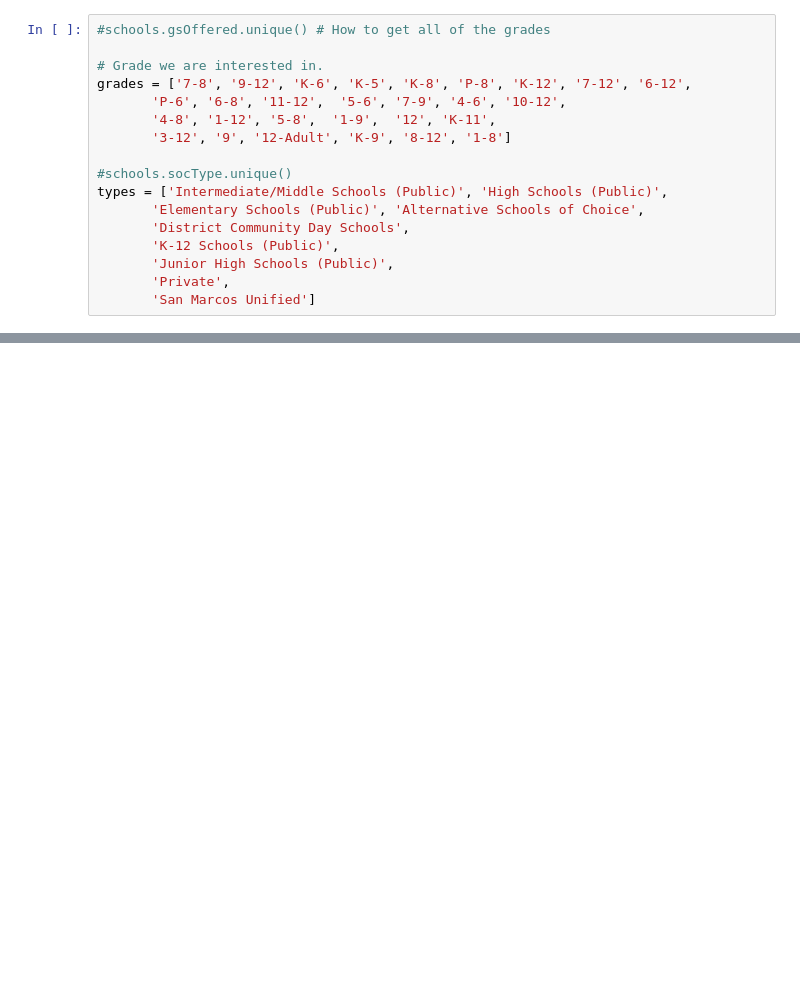
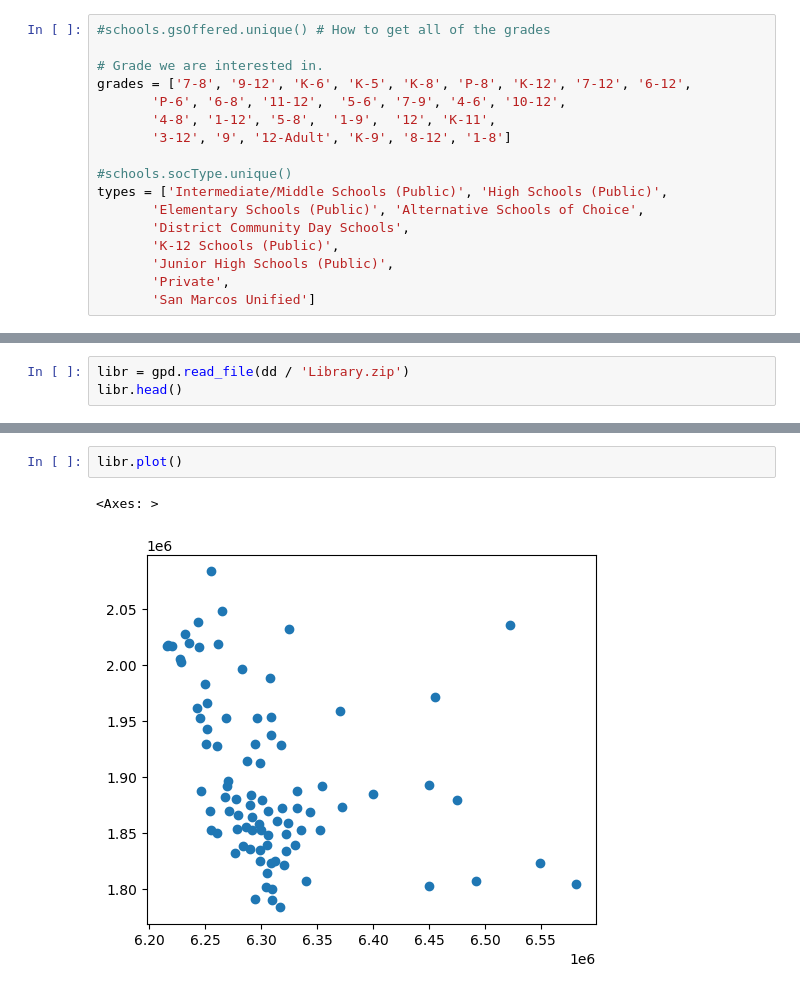
Before and after one commit to jointheleague/marketing-data, a Jupyter notebook: notebooks/ericbusboom/schools.ipynb, the cells around one changed output, grey strips where cells are left out. Saved outputs shown, nothing was run; the diff lists cells and outputs as text; blank space fills up the shorter version.

```diff
--- a/notebooks/ericbusboom/schools.ipynb
+++ b/notebooks/ericbusboom/schools.ipynb
@@ -51,0 +67,3 @@ t.to_file(dd / "schools.geojson", driver='GeoJSON')
+# %%
+libr = gpd.read_file(dd / 'Library.zip')
+libr.head()
@@ -51,0 +77,5 @@ t.to_file(dd / "schools.geojson", driver='GeoJSON')
+# %%
+libr.plot()
+# %% [output]
+<Axes: >
+[figure, added]
```
Also changed, not shown: parts of 6 cells of this notebook, 5 other files.
